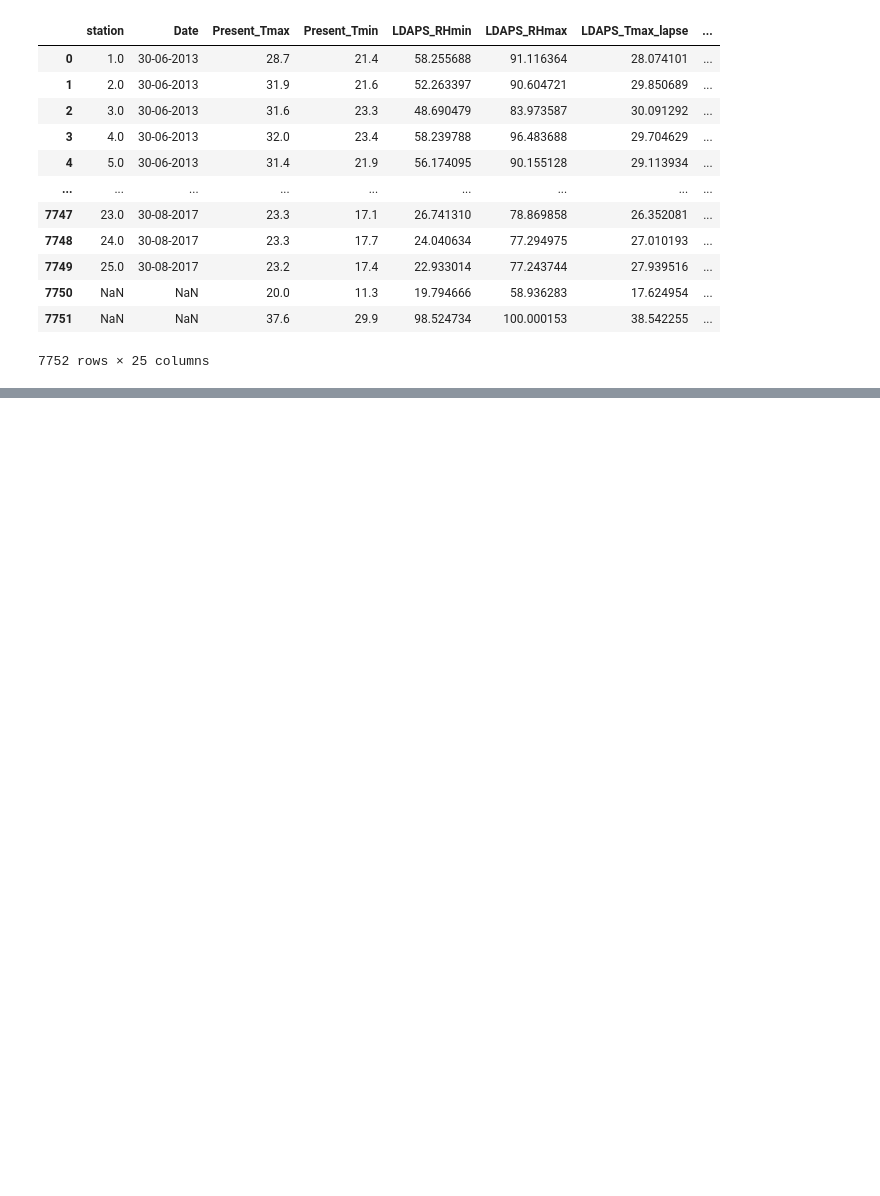
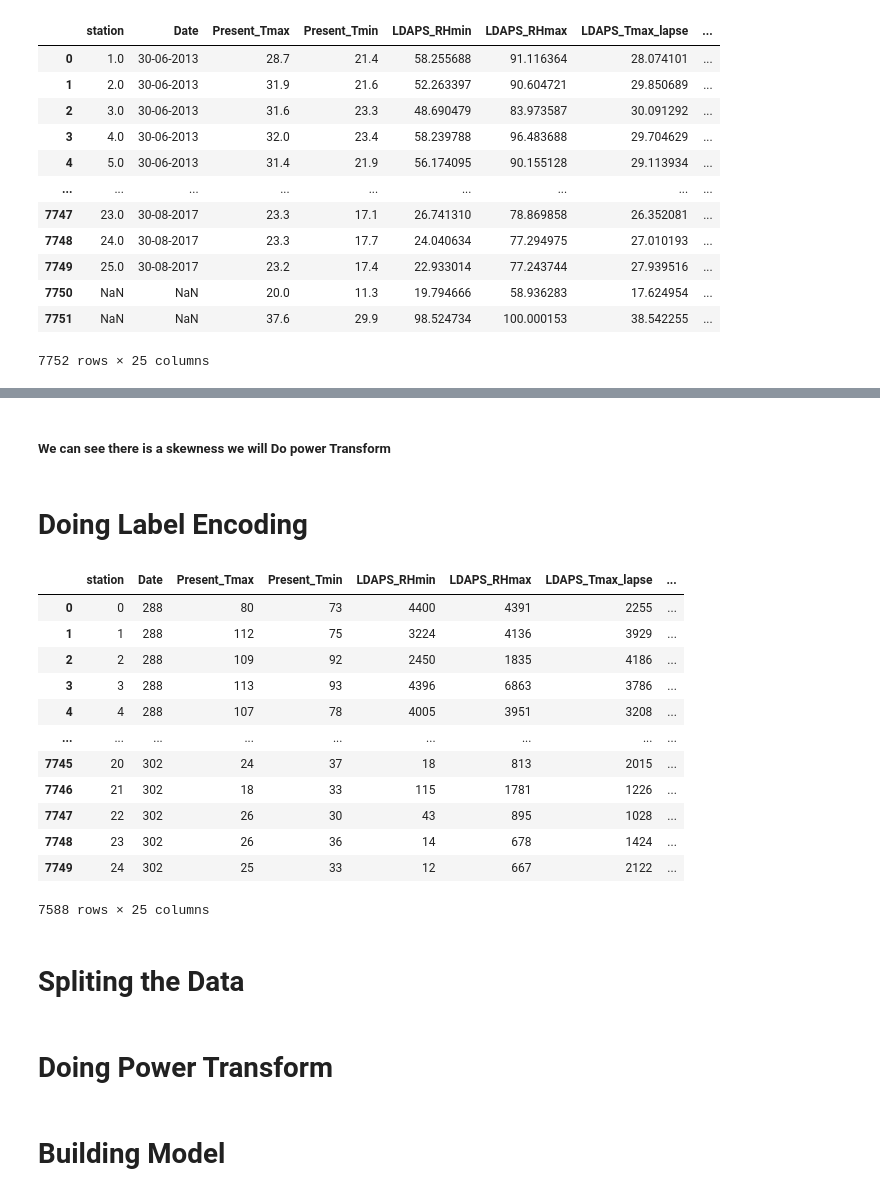
Before and after one commit to im-noob/internship-fliprobo, a Jupyter notebook: datatrained_projects/temperature_prediction/temperature_prediction.ipynb, the cells around one changed output, grey strips where cells are left out. Saved outputs shown, nothing was run; the diff lists cells and outputs as text; code cells hidden in the pictures; blank space fills up the shorter version.

```diff
--- a/datatrained_projects/temperature_prediction/temperature_prediction.ipynb
+++ b/datatrained_projects/temperature_prediction/temperature_prediction.ipynb
@@ -19,0 +290,24 @@ df
+# %% [markdown]
+##### We can see there is a skewness we will Do power Transform
+# %% [markdown]
+# Doing Label Encoding
+# %%
+df = df.apply(LabelEncoder().fit_transform)
+# %%
+df
+# %% [output]
+|  | station | Date | Present_Tmax | Present_Tmin | LDAPS_RHmin | LDAPS_RHmax | LDAPS_Tmax_lapse | ... |
+| 0 | 0 | 288 | 80 | 73 | 4400 | 4391 | 2255 | ... |
+| 1 | 1 | 288 | 112 | 75 | 3224 | 4136 | 3929 | ... |
+| 2 | 2 | 288 | 109 | 92 | 2450 | 1835 | 4186 | ... |
+| 3 | 3 | 288 | 113 | 93 | 4396 | 6863 | 3786 | ... |
+| 4 | 4 | 288 | 107 | 78 | 4005 | 3951 | 3208 | ... |
+| ... | ... | ... | ... | ... | ... | ... | ... | ... |
+| 7745 | 20 | 302 | 24 | 37 | 18 | 813 | 2015 | ... |
+| 7746 | 21 | 302 | 18 | 33 | 115 | 1781 | 1226 | ... |
+| 7747 | 22 | 302 | 26 | 30 | 43 | 895 | 1028 | ... |
+| 7748 | 23 | 302 | 26 | 36 | 14 | 678 | 1424 | ... |
+| 7749 | 24 | 302 | 25 | 33 | 12 | 667 | 2122 | ... |
+7588 rows × 25 columns
+# %% [markdown]
+# Spliting the Data
@@ -19,0 +317,2 @@ df
+# %% [markdown]
+# Doing Power Transform
@@ -19,0 +322,2 @@ df
+# %% [markdown]
+# Building Model
```
Also changed, not shown: parts of 37 cells of this notebook, 1 other file.
